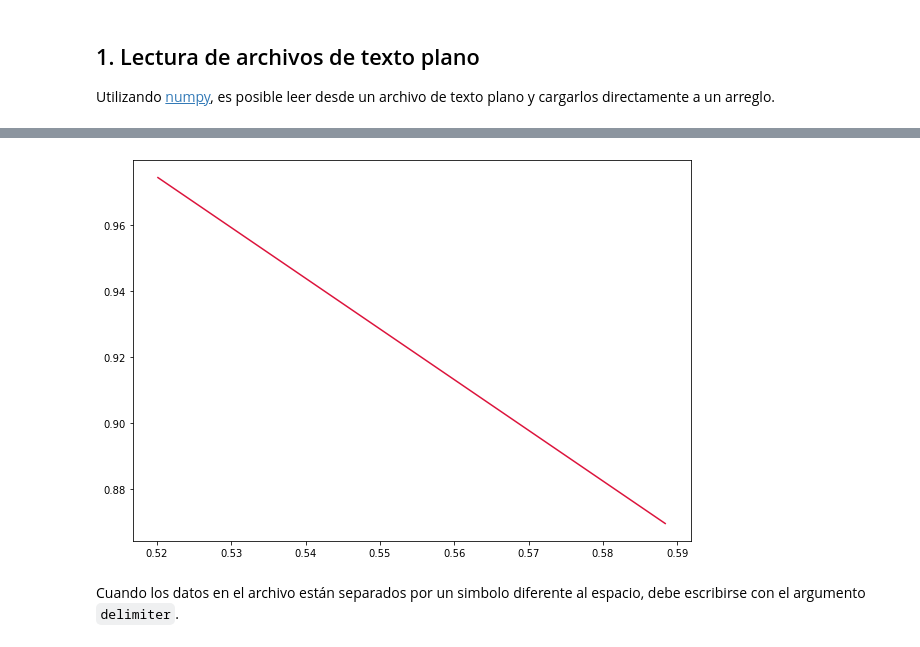
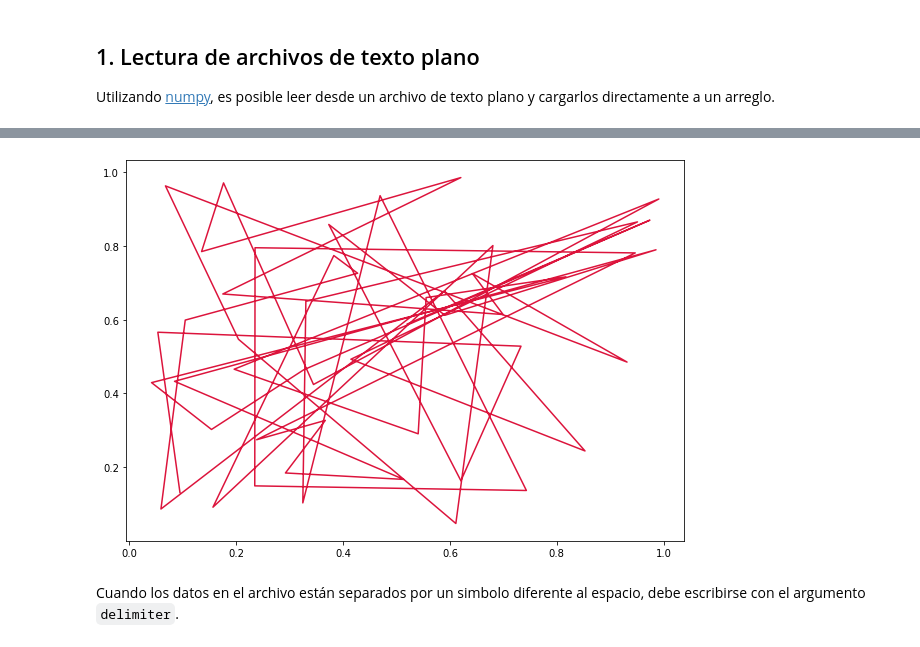
Before and after one commit to ashcat2005/ComputationalAstrophysics2022, a Jupyter notebook: 15. Astrophysics Data/01. Texto Plano/01. Texto Plano.ipynb, the cells around one changed output, grey strips where cells are left out. Cells and saved outputs as stored; diff of their text form; code cells hidden in the pictures.

```diff
--- a/15. Astrophysics Data/01. Texto Plano/01. Texto Plano.ipynb
+++ b/15. Astrophysics Data/01. Texto Plano/01. Texto Plano.ipynb
@@ -44,11 +44,11 @@ array([[0.52013, 0.58838],
 # %%
 import matplotlib.pyplot as plt
 
 plt.figure(figsize=(10,7))
-plt.plot(data[0],data[1], color='crimson')
+plt.plot(data[:,0],data[:,1], color='crimson')
 plt.show()
 # %% [output]
-[figure, old version]
+[figure, new version]
 # %% [markdown]
 Cuando los datos en el archivo están separados por un simbolo diferente al espacio, debe escribirse con el argumento `delimiter`.
 # %%
```
Also changed, not shown: parts of 1 cell of this notebook, 19 other files.
